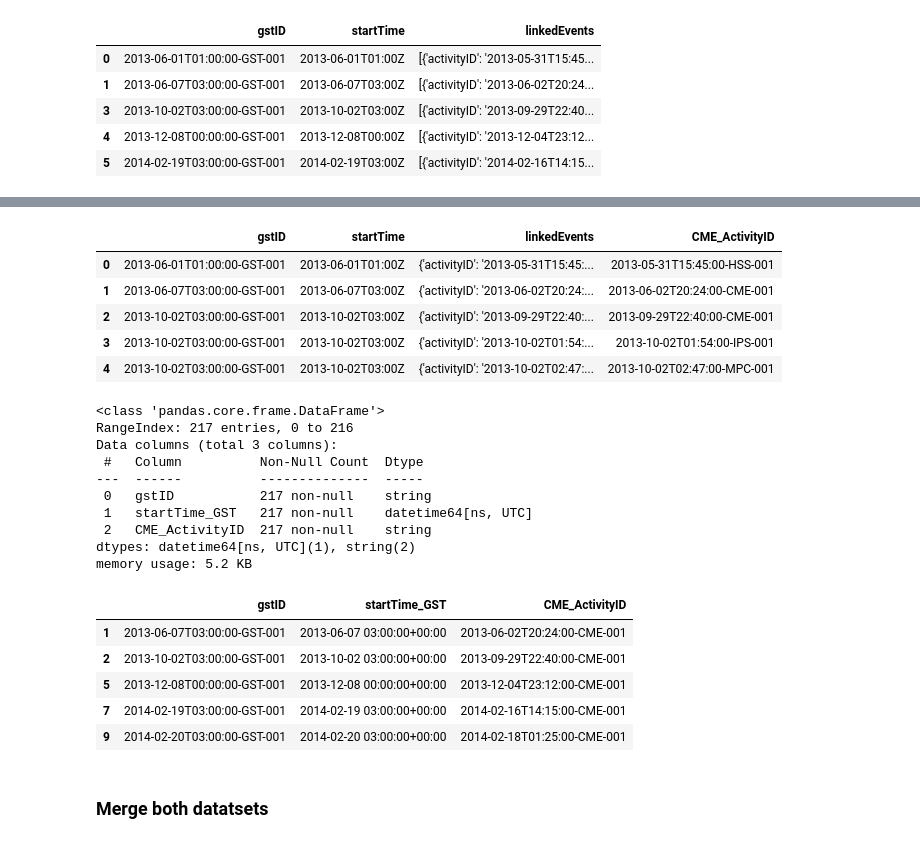
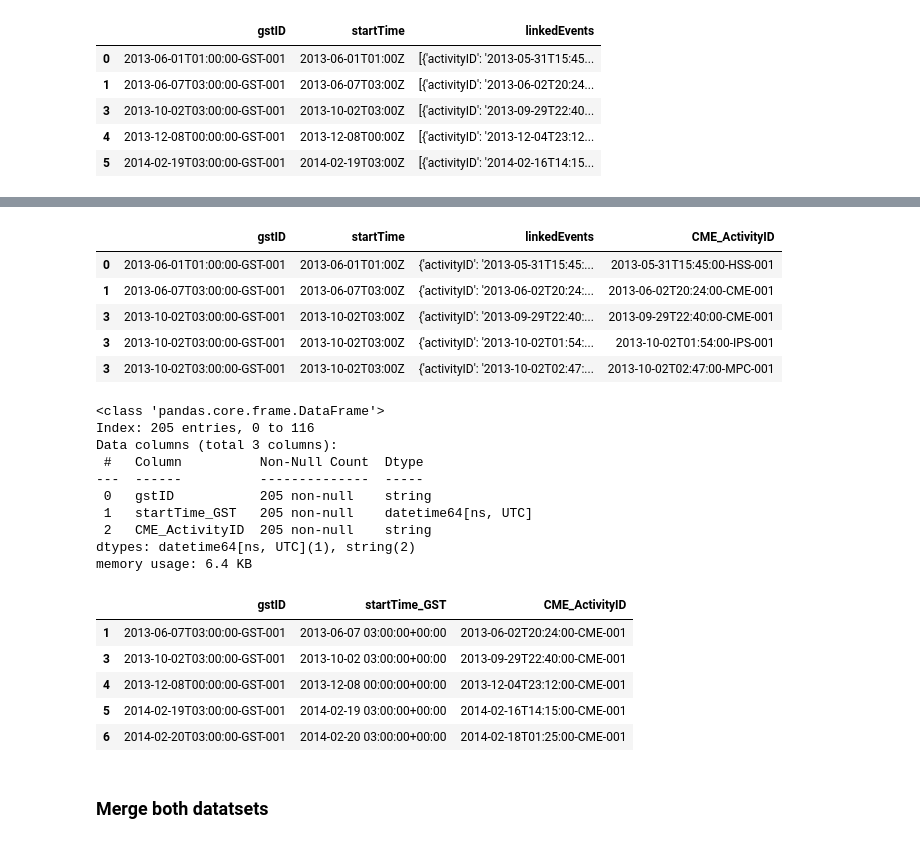
Before and after one commit to charm493/data-sourcing-challenge, a Jupyter notebook: Starter_Code/retrieve_data.ipynb, the cells around one changed output, grey strips where cells are left out. Saved outputs shown, nothing was run; the diff lists cells and outputs as text; code cells hidden in the pictures.

```diff
--- a/Starter_Code/retrieve_data.ipynb
+++ b/Starter_Code/retrieve_data.ipynb
@@ -262,6 +257,8 @@ endDate   = "2024-05-01"
 # %%
 # Notice that the linkedEvents column allows us to identify the corresponding CME
 # Remove rows with missing 'linkedEvents' since we won't be able to assign these to CME
+gst_df = gst_df.dropna(subset=["linkedEvents"])
+gst_df.head()
 # %% [output]
 |  | gstID | startTime | linkedEvents |
 | 0 | 2013-06-01T01:00:00-GST-001 | 2013-06-01T01:00Z | [{'activityID': '2013-05-31T15:45... |
@@ -272,3 +269,5 @@ endDate   = "2024-05-01"
 # %%
 # Notice that the linkedEvents sometimes contains multiple events per row
 # Use the explode method to ensure that each row is one element. Ensure to reset the index and drop missing values.
+gst_df = gst_df.explode("linkedEvents")
+gst_df.head()
@@ -275,48 +281,58 @@ endDate   = "2024-05-01"
 # %%
 # Apply the extract_activityID_from_dict function to each row in the 'linkedEvents' column (you can use apply() and a lambda function)
 # and create a new column called 'CME_ActivityID' using loc indexer:
+gst_df["CME_ActivityID"] = gst_df["linkedEvents"].apply(lambda x: extract_activityID_from_dict(x))
 
 # Remove rows with missing CME_ActivityID, since we can't assign them to CMEs:
+gst_df.dropna(subset="CME_ActivityID")
+gst_df.head()
 # %% [output]
 |  | gstID | startTime | linkedEvents | CME_ActivityID |
 | 0 | 2013-06-01T01:00:00-GST-001 | 2013-06-01T01:00Z | {'activityID': '2013-05-31T15:45:... | 2013-05-31T15:45:00-HSS-001 |
 | 1 | 2013-06-07T03:00:00-GST-001 | 2013-06-07T03:00Z | {'activityID': '2013-06-02T20:24:... | 2013-06-02T20:24:00-CME-001 |
-| 2 | 2013-10-02T03:00:00-GST-001 | 2013-10-02T03:00Z | {'activityID': '2013-09-29T22:40:... | 2013-09-29T22:40:00-CME-001 |
+| 3 | 2013-10-02T03:00:00-GST-001 | 2013-10-02T03:00Z | {'activityID': '2013-09-29T22:40:... | 2013-09-29T22:40:00-CME-001 |
 | 3 | 2013-10-02T03:00:00-GST-001 | 2013-10-02T03:00Z | {'activityID': '2013-10-02T01:54:... | 2013-10-02T01:54:00-IPS-001 |
-| 4 | 2013-10-02T03:00:00-GST-001 | 2013-10-02T03:00Z | {'activityID': '2013-10-02T02:47:... | 2013-10-02T02:47:00-MPC-001 |
+| 3 | 2013-10-02T03:00:00-GST-001 | 2013-10-02T03:00Z | {'activityID': '2013-10-02T02:47:... | 2013-10-02T02:47:00-MPC-001 |
 # %%
 # Convert the 'CME_ActivityID' column to string format
+gst_df['CME_ActivityID'] = gst_df['CME_ActivityID'].astype('string')
 
 # Convert the 'gstID' column to string format
+gst_df['gstID'] = gst_df['gstID'].astype('string')
 
 # Convert startTime to datetime format
+gst_df["startTime"] = pd.to_datetime(gst_df["startTime"])
 
 # Rename startTime to startTime_GST
+gst_df = gst_df.rename(columns=({"startTime": "startTime_GST"}))
 
 # Drop linkedEvents
-
+gst_df = gst_df.drop("linkedEvents", axis=1)
 # Verify that all steps were executed correctly
+gst_df.info()
 # %% [output]
 <class 'pandas.core.frame.DataFrame'>
-RangeIndex: 217 entries, 0 to 216
+Index: 205 entries, 0 to 116
 Data columns (total 3 columns):
  #   Column          Non-Null Count  Dtype
 ---  ------          --------------  -----
- 0   gstID           217 non-null    string
- 1   startTime_GST   217 non-null    datetime64[ns, UTC]
- 2   CME_ActivityID  217 non-null    string
+ 0   gstID           205 non-null    string
+ 1   startTime_GST   205 non-null    datetime64[ns, UTC]
+ 2   CME_ActivityID  205 non-null    string
 dtypes: datetime64[ns, UTC](1), string(2)
-memory usage: 5.2 KB
+memory usage: 6.4 KB
 # %%
 # We are only interested in GSTs related to CMEs so keep only rows where the CME_ActivityID column contains 'CME'
 # use the method 'contains()' from the str library.
+gst_df = gst_df.loc[gst_df["CME_ActivityID"].str.contains("CME")]
+gst_df.head()
 # %% [output]
 |  | gstID | startTime_GST | CME_ActivityID |
 | 1 | 2013-06-07T03:00:00-GST-001 | 2013-06-07 03:00:00+00:00 | 2013-06-02T20:24:00-CME-001 |
-| 2 | 2013-10-02T03:00:00-GST-001 | 2013-10-02 03:00:00+00:00 | 2013-09-29T22:40:00-CME-001 |
-| 5 | 2013-12-08T00:00:00-GST-001 | 2013-12-08 00:00:00+00:00 | 2013-12-04T23:12:00-CME-001 |
-| 7 | 2014-02-19T03:00:00-GST-001 | 2014-02-19 03:00:00+00:00 | 2014-02-16T14:15:00-CME-001 |
-| 9 | 2014-02-20T03:00:00-GST-001 | 2014-02-20 03:00:00+00:00 | 2014-02-18T01:25:00-CME-001 |
+| 3 | 2013-10-02T03:00:00-GST-001 | 2013-10-02 03:00:00+00:00 | 2013-09-29T22:40:00-CME-001 |
+| 4 | 2013-12-08T00:00:00-GST-001 | 2013-12-08 00:00:00+00:00 | 2013-12-04T23:12:00-CME-001 |
+| 5 | 2014-02-19T03:00:00-GST-001 | 2014-02-19 03:00:00+00:00 | 2014-02-16T14:15:00-CME-001 |
+| 6 | 2014-02-20T03:00:00-GST-001 | 2014-02-20 03:00:00+00:00 | 2014-02-18T01:25:00-CME-001 |
 # %% [markdown]
 ### Merge both datatsets
 # %%
```
Also changed, not shown: parts of 6 cells of this notebook.
